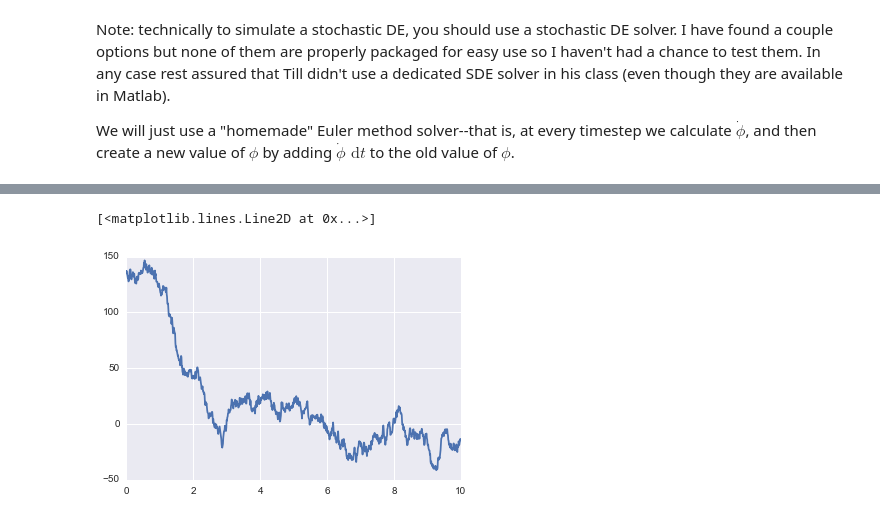
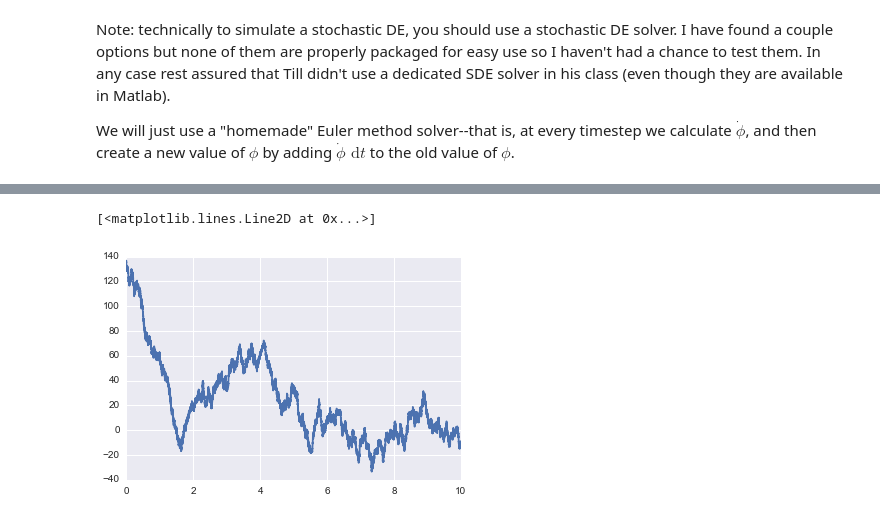
Before and after one commit to hsharrison/open-source-science-workshop, a Jupyter notebook: sessions/2014-07-16/2-pendulums.ipynb, the cells around one changed output, grey strips where cells are left out. Drawn from its saved outputs; the diff is of its cells as text; code cells hidden in the pictures.

```diff
--- a/sessions/2014-07-16/2-pendulums.ipynb
+++ b/sessions/2014-07-16/2-pendulums.ipynb
@@ -570,10 +589,10 @@ def hkb(a, x):
 # %%
-t = np.arange(0, 10, 0.01)
+t = np.arange(0, 10, 0.0001)
 phi_sim = solve_langevin_eqn(hkb(1), 3*np.pi/4, t, 0.1)
 plt.plot(t, np.rad2deg(wrap(phi_sim)))
 # %% [output]
 [<matplotlib.lines.Line2D at 0x...>]
-[figure, old version]
+[figure, new version]
 # %%
 VarianceComparison = namedtuple('VarianceComparison', ('analytical', 'numerical'))
 
```
Also changed, not shown: parts of 25 cells of this notebook, 1 other file.
